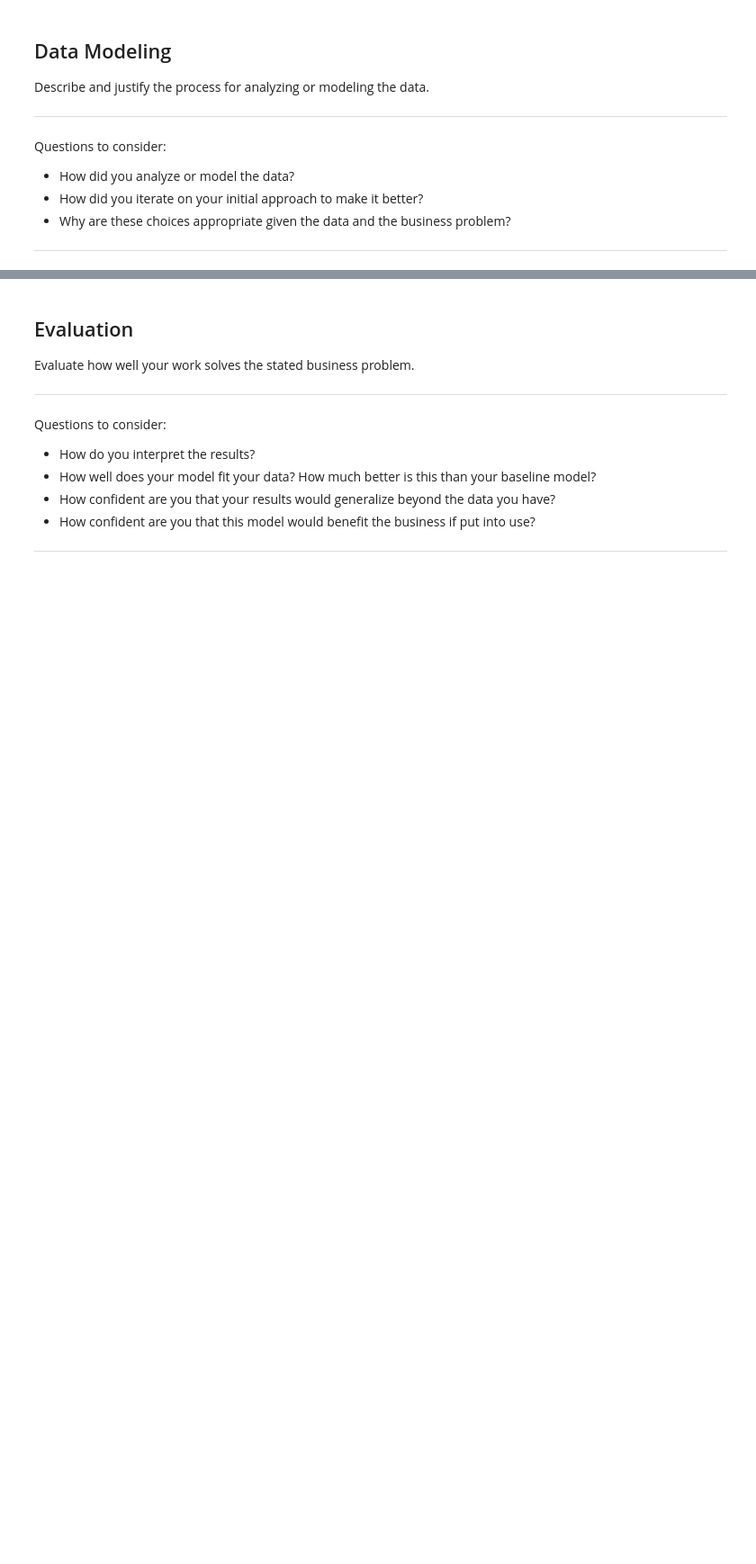
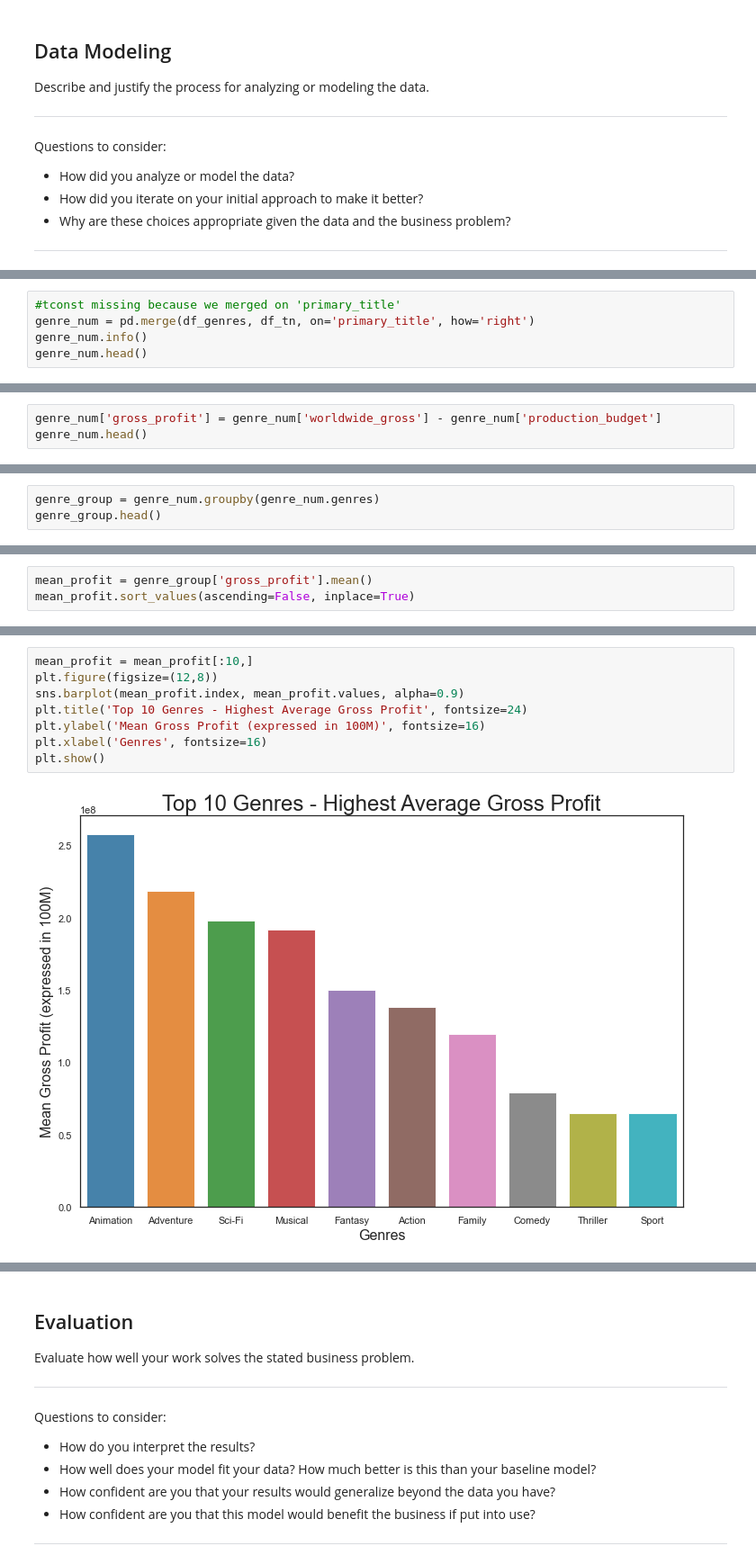
Before and after one commit to alexcasey92/Box-Office-EDA, a Jupyter notebook: dsc-phase1-project-template.ipynb, the cells around one changed output, grey strips where cells are left out. Shown at 90% size. Drawn from its saved outputs; the diff is of its cells as text; blank space fills up the shorter version.

```diff
--- a/dsc-phase1-project-template.ipynb
+++ b/dsc-phase1-project-template.ipynb
@@ -867,0 +1044,5 @@ Questions to consider:
+# %%
+#tconst missing because we merged on 'primary_title'
+genre_num = pd.merge(df_genres, df_tn, on='primary_title', how='right')
+genre_num.info()
+genre_num.head()
@@ -867,0 +1075,3 @@ Questions to consider:
+# %%
+genre_num['gross_profit'] = genre_num['worldwide_gross'] - genre_num['production_budget']
+genre_num.head()
@@ -867,0 +1110,3 @@ Questions to consider:
+# %%
+genre_group = genre_num.groupby(genre_num.genres)
+genre_group.head()
@@ -867,0 +1127,3 @@ Questions to consider:
+# %%
+mean_profit = genre_group['gross_profit'].mean()
+mean_profit.sort_values(ascending=False, inplace=True)
@@ -867,0 +1140,10 @@ Questions to consider:
+# %%
+mean_profit = mean_profit[:10,]
+plt.figure(figsize=(12,8))
+sns.barplot(mean_profit.index, mean_profit.values, alpha=0.9)
+plt.title('Top 10 Genres - Highest Average Gross Profit', fontsize=24)
+plt.ylabel('Mean Gross Profit (expressed in 100M)', fontsize=16)
+plt.xlabel('Genres', fontsize=16)
+plt.show()
+# %% [output]
+[figure, added]
```
Also changed, not shown: parts of 42 cells of this notebook.
